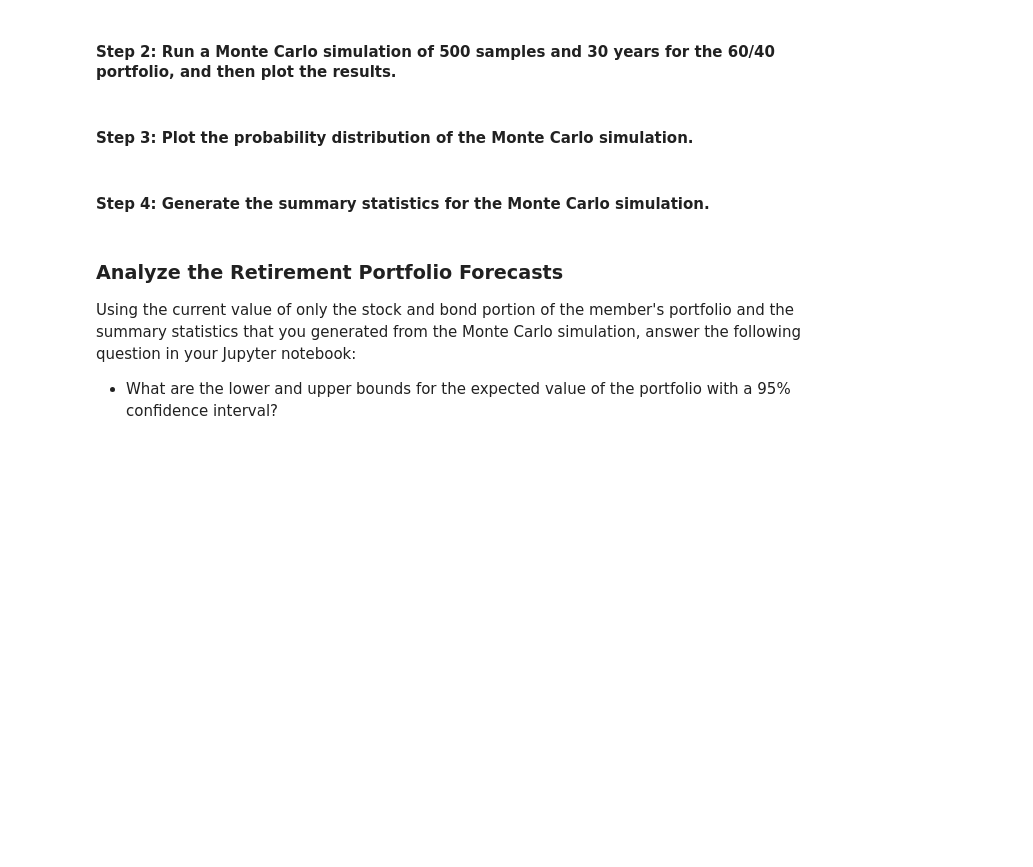
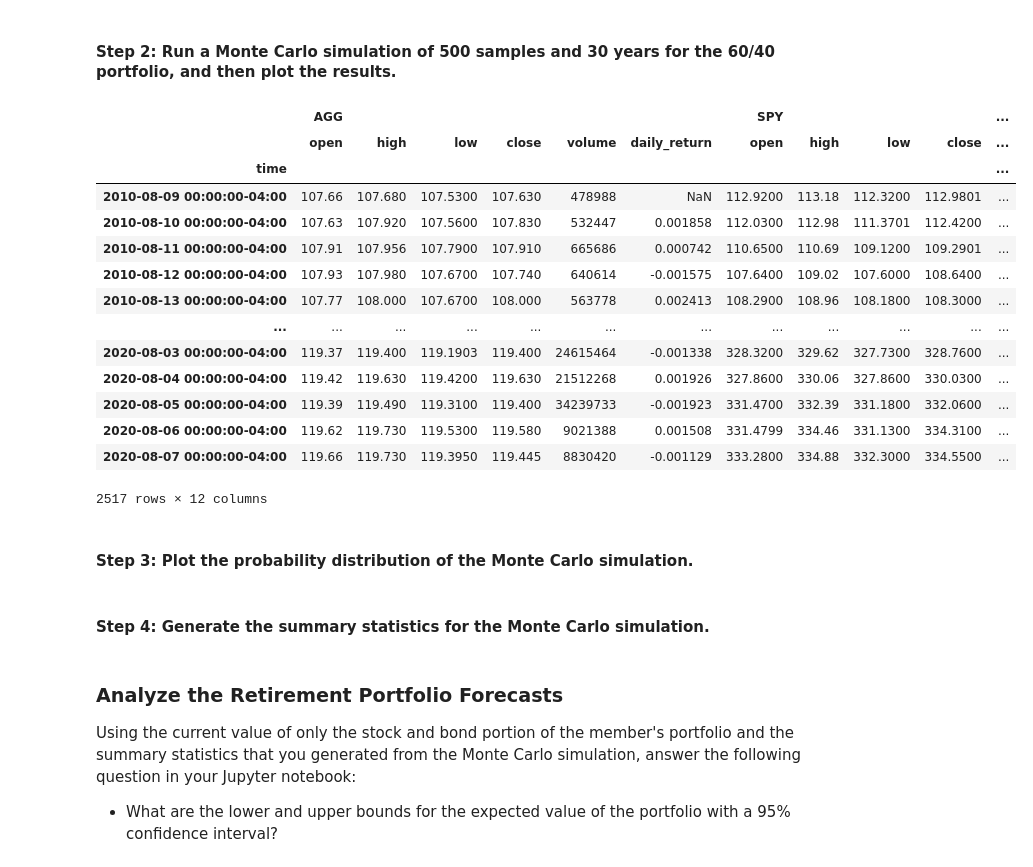
Before and after one commit to juzcho/Financial_Planning_Tool, a Jupyter notebook: financial_planning_tools.ipynb, the cells around one changed output. Cells and saved outputs as stored; diff of their text form; code cells hidden in the pictures; blank space fills up the shorter version.

Commit message:
Update Part I of financial planning tool

```diff
--- a/financial_planning_tools.ipynb
+++ b/financial_planning_tools.ipynb
@@ -352,8 +520,12 @@ In this section, you’ll use the MCForecastTools library to create a Monte Carl
 # %%
 # Set start and end dates of 10 years back from your current date
 # Alternatively, you can use an end date of 2020-08-07 and work 10 years back from that date
-# YOUR CODE HERE
-# YOUR CODE HERE
+
+# Our data needs to be 10 years from Aug-7-2010 to Aug-7-2020. This will create the start_date and end_date variable. But we will create different
+# dataframes that will call different dates.
+# For the first one, we are calling from Aug-7-2010 to Aug-23-2012.
+start_date = pd.Timestamp('2010-08-07', tz= "America/New_York").isoformat()
+end_date =  pd.Timestamp('2012-08-23', tz= "America/New_York").isoformat()
 # %%
 # Use the Alpaca get_barset function to make the API call to get the 10 years worth of pricing data
 # The tickers and timeframe parameters should have been set in Part 1 of this activity
@@ -367,0 +565,28 @@ In this section, you’ll use the MCForecastTools library to create a Monte Carl
+# %%
+# This will call the third part of our 10-year dataframe to be append later on with the other dataframes.
+# This will show our data from Aug-17-2016 to Aug-7-2020.
+
+end_date =  pd.Timestamp('2020-08-07', tz= "America/New_York").isoformat()
+
+portfolio_prices_10yrs_df_3 = alpaca.get_barset(
+    tickers,
+    timeframe,
+    start = start_date,
+    end = end_date,
+    limit = 1000
+).df
+
+# This will show the last part of the dataframe.
+#portfolio_prices_10yrs_df_3
+# %%
+
+# We are merging the three dataframes that we have generated earlier on.
+portfolio_prices_10yrs_df = portfolio_prices_10yrs_df_1.append([portfolio_prices_10yrs_df_2, portfolio_prices_10yrs_df_3])
+
+
+# Display both the first and last five rows of the DataFrame
+
+# This will show the top 5 rows and last 5 rows of that dataframe from Aug-7-2010 to Aug-7-2020, creating a 10 years data, but excluding the weekends,
+# which is why our data starts at Aug-9-2010.
+display(portfolio_prices_10yrs_df.head())
+display(portfolio_prices_10yrs_df.tail())
@@ -370,11 +612,35 @@ In this section, you’ll use the MCForecastTools library to create a Monte Carl
 # %%
 # Configure the Monte Carlo simulation to forecast 30 years cumulative returns
 # The weights should be split 40% to AGG and 60% to SPY.
 # Run 500 samples.
 # YOUR CODE HERE
 
+MC_spy = MCSimulation(
+portfolio_data = portfolio_prices_10yrs_df,
+weights= [.40, .60],
+num_simulation= 500,
+num_trading_days= 252*30
+)
+
 # Review the simulation input data
 # YOUR CODE HERE
+MC_spy.portfolio_data
+# %% [output]
+|  | AGG |  |  |  |  |  | SPY |  |  |  | ... |
+|  | open | high | low | close | volume | daily_return | open | high | low | close | ... |
+| time |  |  |  |  |  |  |  |  |  |  | ... |
+| 2010-08-09 00:00:00-04:00 | 107.66 | 107.680 | 107.5300 | 107.630 | 478988 | NaN | 112.9200 | 113.18 | 112.3200 | 112.9801 | ... |
+| 2010-08-10 00:00:00-04:00 | 107.63 | 107.920 | 107.5600 | 107.830 | 532447 | 0.001858 | 112.0300 | 112.98 | 111.3701 | 112.4200 | ... |
+| 2010-08-11 00:00:00-04:00 | 107.91 | 107.956 | 107.7900 | 107.910 | 665686 | 0.000742 | 110.6500 | 110.69 | 109.1200 | 109.2901 | ... |
+| 2010-08-12 00:00:00-04:00 | 107.93 | 107.980 | 107.6700 | 107.740 | 640614 | -0.001575 | 107.6400 | 109.02 | 107.6000 | 108.6400 | ... |
+| 2010-08-13 00:00:00-04:00 | 107.77 | 108.000 | 107.6700 | 108.000 | 563778 | 0.002413 | 108.2900 | 108.96 | 108.1800 | 108.3000 | ... |
+| ... | ... | ... | ... | ... | ... | ... | ... | ... | ... | ... | ... |
+| 2020-08-03 00:00:00-04:00 | 119.37 | 119.400 | 119.1903 | 119.400 | 24615464 | -0.001338 | 328.3200 | 329.62 | 327.7300 | 328.7600 | ... |
+| 2020-08-04 00:00:00-04:00 | 119.42 | 119.630 | 119.4200 | 119.630 | 21512268 | 0.001926 | 327.8600 | 330.06 | 327.8600 | 330.0300 | ... |
+| 2020-08-05 00:00:00-04:00 | 119.39 | 119.490 | 119.3100 | 119.400 | 34239733 | -0.001923 | 331.4700 | 332.39 | 331.1800 | 332.0600 | ... |
+| 2020-08-06 00:00:00-04:00 | 119.62 | 119.730 | 119.5300 | 119.580 | 9021388 | 0.001508 | 331.4799 | 334.46 | 331.1300 | 334.3100 | ... |
+| 2020-08-07 00:00:00-04:00 | 119.66 | 119.730 | 119.3950 | 119.445 | 8830420 | -0.001129 | 333.2800 | 334.88 | 332.3000 | 334.5500 | ... |
+2517 rows × 12 columns
 # %%
 # Run the Monte Carlo simulation to forecast 30 years cumulative returns
 # YOUR CODE HERE
```
Also changed, not shown: parts of 28 cells of this notebook.
